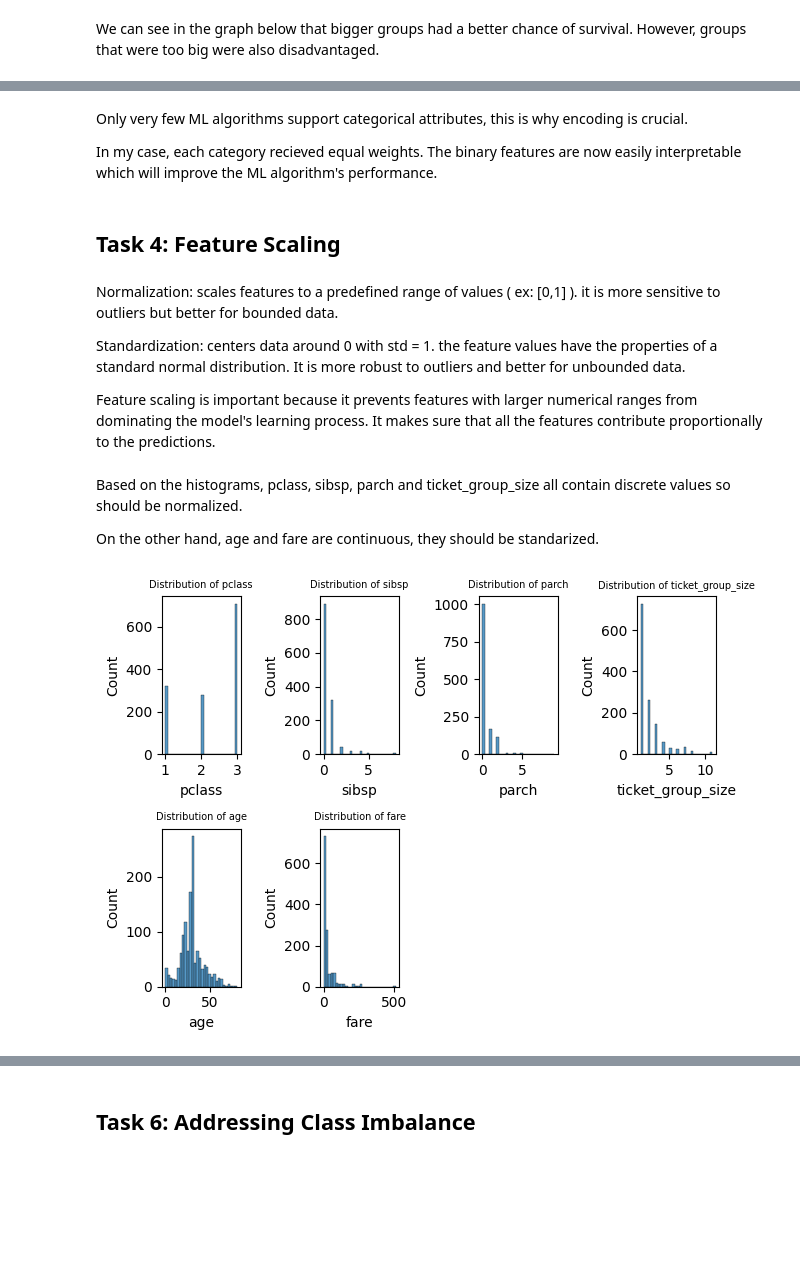
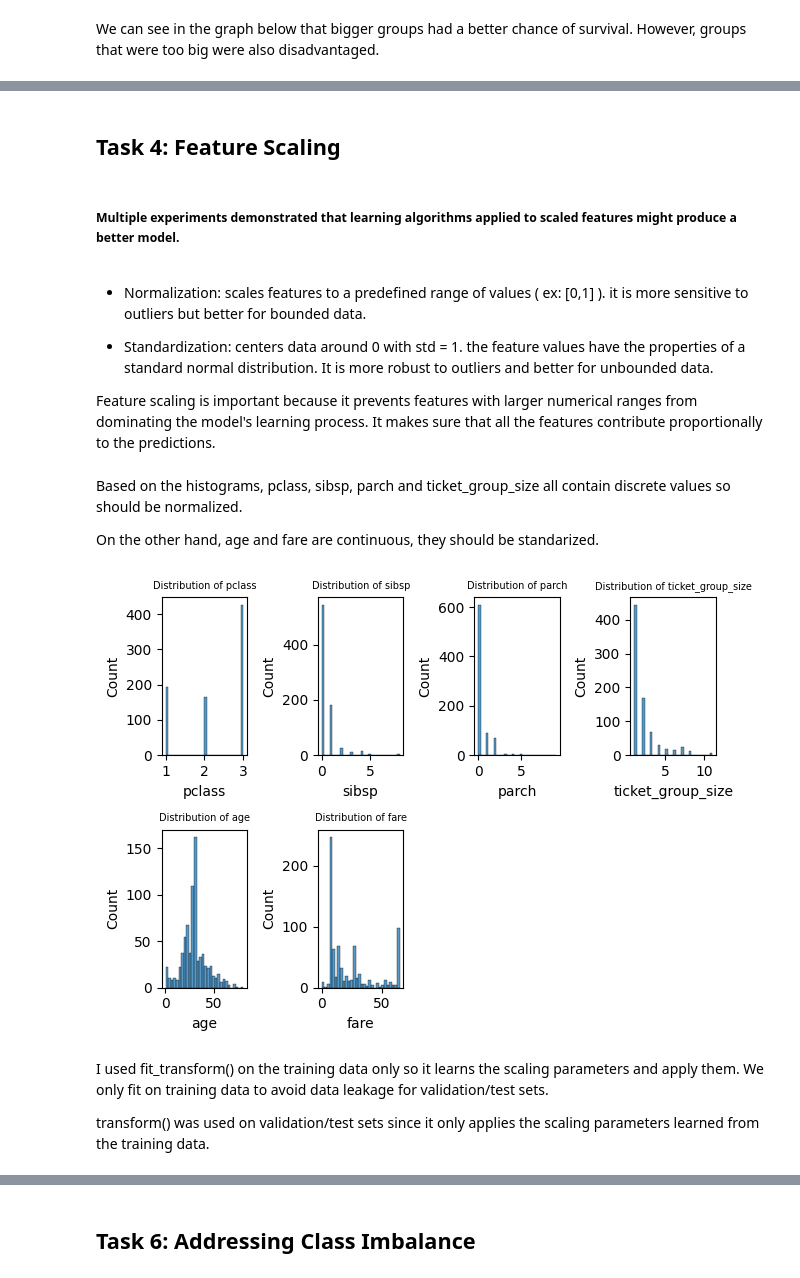
Before and after one commit to leaabj/ML-fundamentals-2025, a Jupyter notebook: assignment_1_lea_aboujaoude[_aboujaoude].ipynb, the cells around one changed output, grey strips where cells are left out. Saved outputs shown, nothing was run; the diff lists cells and outputs as text; code cells hidden in the pictures; blank space fills up the shorter version.

```diff
--- a/assignment_1_lea_aboujaoude[_aboujaoude].ipynb
+++ b/assignment_1_lea_aboujaoude[_aboujaoude].ipynb
@@ -200,4 +131,0 @@ sns.histplot(df['fare'])
-# %%
-df['fare'] = df['fare'].fillna(df['fare'].mean())
-
-df.isnull().sum().sort_values(ascending=False)
@@ -315,5 +428,7 @@ We cant use name nor home.dest because encoding increases the dimensionality and
 # %%
-df.drop(columns = ['name', 'home.dest'], inplace = True)
+X_train.drop(columns = ['name', 'home.dest'], inplace = True)
+X_val.drop(columns = ['name', 'home.dest'], inplace = True)
+X_test.drop(columns = ['name', 'home.dest'], inplace = True)
 
-df.head()
+X_train.head()
 # %% [output]
@@ -330,10 +468,24 @@ First, im encoding sex, embarked and deck using one-hot encoding.
 # %%
-encoder = OneHotEncoder(sparse_output=False)
+# Training set
+encoder = OneHotEncoder(sparse_output=False, drop='first')
 categorical_features = ['sex', 'embarked', 'deck']
-encoded_features = encoder.fit_transform(df[categorical_features])
+encoded_features = encoder.fit_transform(X_train[categorical_features])
 feature_names = encoder.get_feature_names_out(categorical_features)
-encoded_df = pd.DataFrame(encoded_features, columns=feature_names, index=df.index)
-df = pd.concat([df, encoded_df], axis=1)
-df.drop(columns=categorical_features, inplace=True)
-df.head()
+encoded_df = pd.DataFrame(encoded_features, columns=feature_names, index=X_train.index)
+X_train = pd.concat([X_train, encoded_df], axis=1)
+X_train.drop(columns=categorical_features, inplace=True)
+
+# Validation set
+encoded_features = encoder.transform(X_val[categorical_features])
+encoded_df = pd.DataFrame(encoded_features, columns=feature_names, index=X_val.index)
+X_val = pd.concat([X_val, encoded_df], axis=1)
+X_val.drop(columns=categorical_features, inplace=True)
+
+# Test set
+encoded_features = encoder.transform(X_test[categorical_features])
+encoded_df = pd.DataFrame(encoded_features, columns=feature_names, index=X_test.index)
+X_test = pd.concat([X_test, encoded_df], axis=1)
+X_test.drop(columns=categorical_features, inplace=True)
+
+X_train.head()
 # %% [output]
@@ -394,6 +543,7 @@ plt.show()
 # %%
-print(df['ticket_group_size'].value_counts().sort_index())
+X_train.drop('ticket', axis=1, inplace=True)
+X_val.drop('ticket', axis=1, inplace=True)
+X_test.drop('ticket', axis=1, inplace=True)
 
-df.drop('ticket', axis=1, inplace=True)
-df.head()
+X_train.head()
 # %% [output]
@@ -417,13 +556,12 @@ Name: count, dtype: int64
-# %% [markdown]
-Only very few ML algorithms support categorical attributes, this is why encoding is crucial.
-
-In my case, each category recieved equal weights. The binary features are now easily interpretable which will improve the ML algorithm's performance.
 # %% [markdown]
 ## Task 4: Feature Scaling
+# %% [markdown]
+
+##### Multiple experiments demonstrated that learning algorithms applied to scaled features might produce a better model.
 # %% [markdown]
-Normalization: scales features to a predefined range of values ( ex:  [0,1] ). it is more sensitive to outliers but better for bounded data.
+- Normalization: scales features to a predefined range of values ( ex:  [0,1] ). it is more sensitive to outliers but better for bounded data.
 
-Standardization: centers data around 0 with std = 1. the feature values have the properties of a standard normal distribution. It is more robust to outliers and better for unbounded data.
+- Standardization: centers data around 0 with std = 1. the feature values have the properties of a standard normal distribution. It is more robust to outliers and better for unbounded data.
 
 Feature scaling is important because it prevents features with larger numerical ranges from dominating the model's learning process. It makes sure that all the features contribute proportionally to the predictions.
 # %% [markdown]
@@ -433,15 +571,19 @@ On the other hand, age and fare are continuous, they should be standarized.
 # %%
 numeric_cols = ['pclass', 'sibsp', 'parch', 'ticket_group_size', 'age', 'fare']
 
 for i, col in enumerate(numeric_cols, 1):
     plt.subplot(2, 4, i)
-    sns.histplot(data=df, x=col, bins=30)
+    sns.histplot(data=X_train, x=col, bins=30)
     plt.title(f'Distribution of {col}', fontsize=7)
     plt.xlabel(col)
     plt.ylabel('Count')
 
 plt.tight_layout()
 plt.show()
 # %% [output]
-[figure, old version]
+[figure, new version]
+# %% [markdown]
+I used fit_transform() on the training data only so it learns the scaling parameters and apply them. We only fit on training data to avoid data leakage for validation/test sets.
+
+transform() was used on validation/test sets since it only applies the scaling parameters learned from the training data.
 # %%
```
Also changed, not shown: parts of 93 cells of this notebook.
